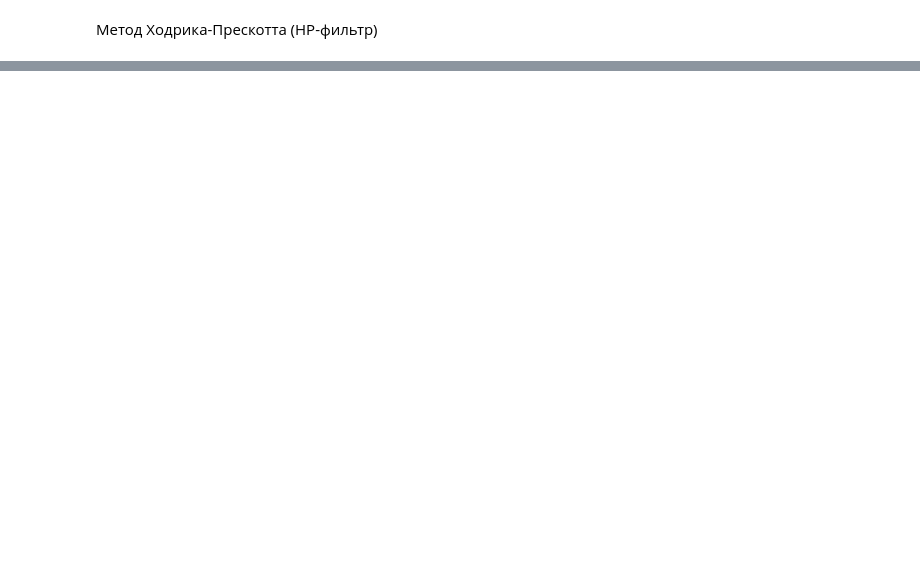
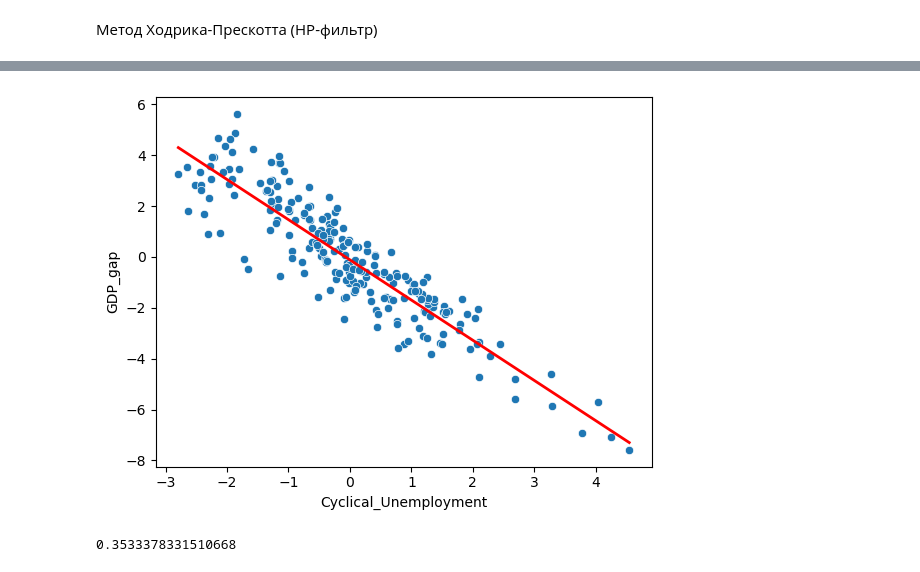
Before and after one commit to Maksim-Dostovalov/Econometric-Validation-of-Okun-s-Law, a Jupyter notebook: project.ipynb, the cells around one changed output, grey strips where cells are left out. Saved outputs shown, nothing was run; the diff lists cells and outputs as text; code cells hidden in the pictures; blank space fills up the shorter version.

```diff
--- a/project.ipynb
+++ b/project.ipynb
@@ -214,3 +224,17 @@ Prob(Omnibus):          0.046          Jarque-Bera (JB):         5.855
 Skew:                   -0.359         Prob(JB):                 0.054
 Kurtosis:               3.300          Condition No.:            1
 ======================================================================
+# %%
+sns.scatterplot(y=data_pred['GDP_gap'], x=data_pred['Cyclical_Unemployment'])
+sns.lineplot(y=model.fittedvalues, x=data_pred['Cyclical_Unemployment'], color='r', linewidth=2)
+
+plt.show()
+# %% [output]
+[figure, added]
+# %%
+model = smf.ols('GDP_gap ~ Cyclical_Unemployment', data=data_pred).fit()
+reset = linear_reset(model, power=2)
+
+reset.pvalue
+# %% [output]
+0.3533378331510668
```
Also changed, not shown: parts of 8 cells of this notebook.
